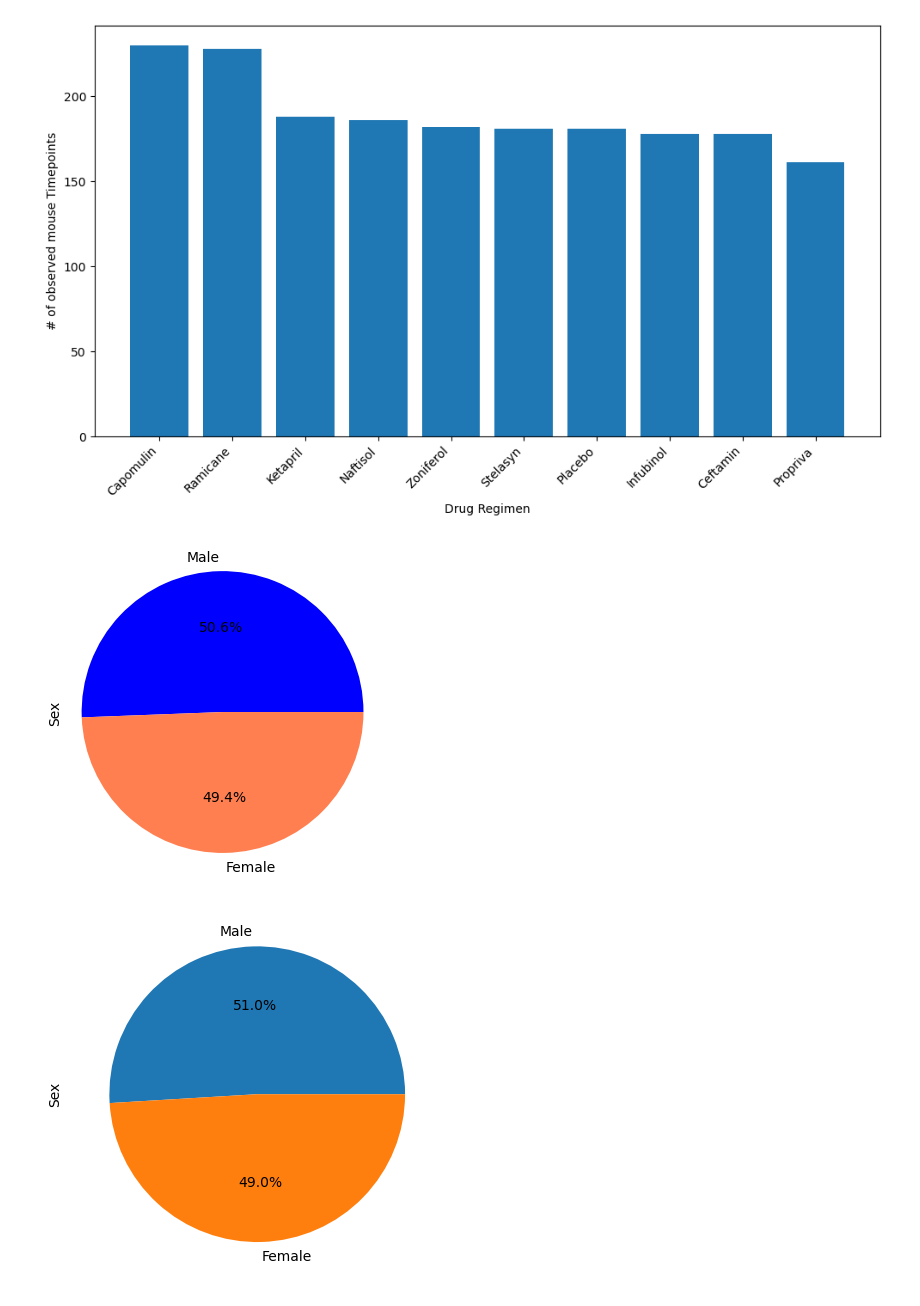
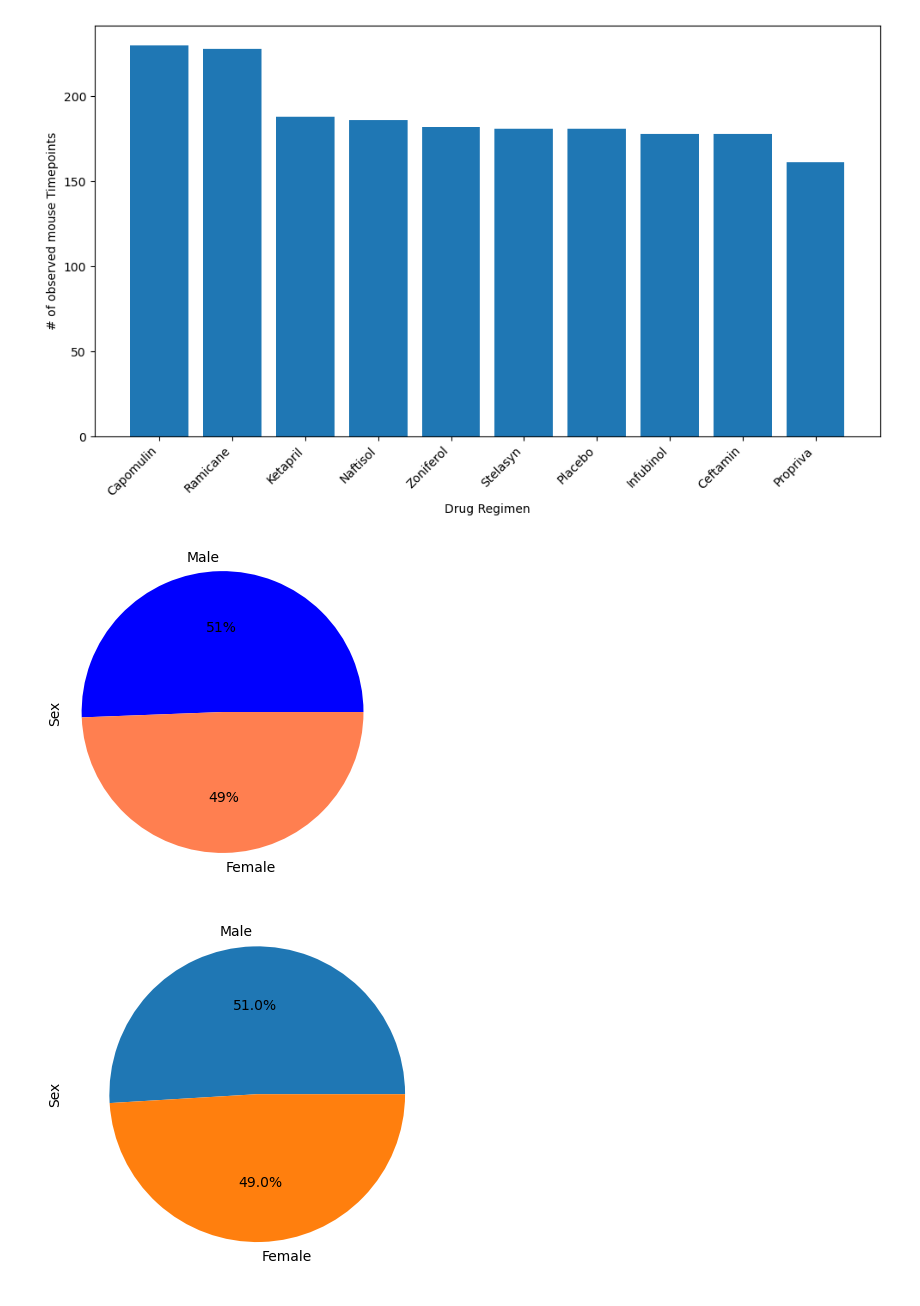
Before and after one commit to pannann/Module-5-Challenge, a Jupyter notebook: Pymaceuticals/pymaceuticals_starter.ipynb, the cells around one changed output. Drawn from its saved outputs; the diff is of its cells as text; code cells hidden in the pictures.

```diff
--- a/Pymaceuticals/pymaceuticals_starter.ipynb
+++ b/Pymaceuticals/pymaceuticals_starter.ipynb
@@ -188,11 +188,11 @@ plt.show()
 # %%
 # Generate a pie plot showing the distribution of female versus male mice using Pandas
 sex_counts = combined_data['Sex'].value_counts()
-sex_counts.plot(kind='pie', autopct='%1.1f%%', colors=['blue', 'coral'], figsize=(4, 4))
+sex_counts.plot(kind='pie', autopct=lambda p: f'{round(p)}%', colors=['blue', 'coral'], figsize=(4, 4))
 plt.axis('equal')
 plt.show()
 # %% [output]
-[figure, old version]
+[figure, new version]
 # %%
 # Generate a pie plot showing the distribution of female versus male mice using pyplot
 # %% [output]
```
